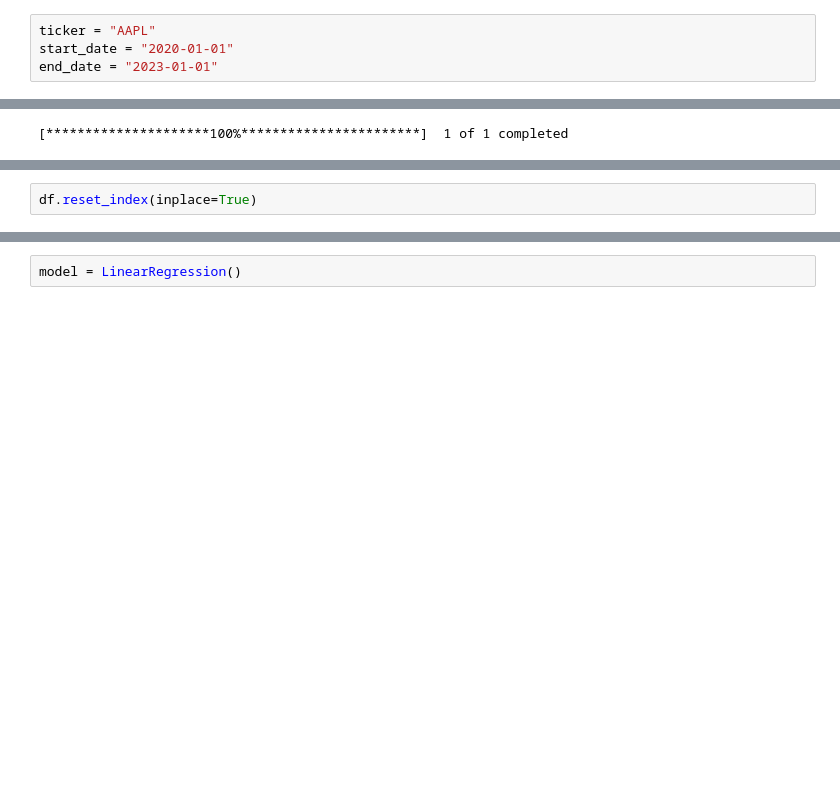
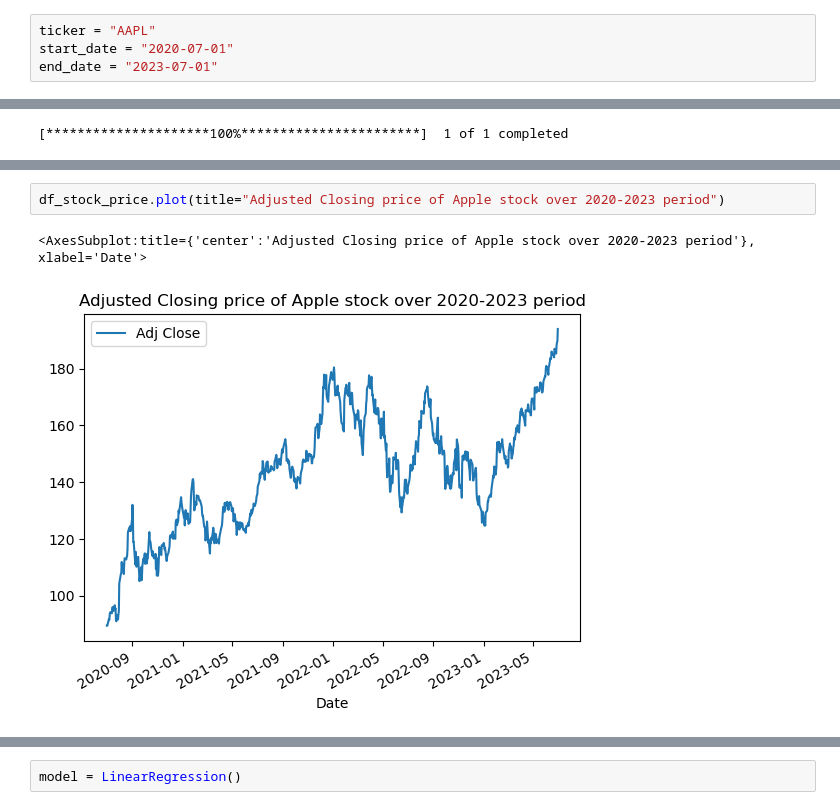
Before and after one commit to PabloAA007/ATSO-Algorithmic-Trading-Strategy-Optimization, a Jupyter notebook: Future_Stock_Price_Trend_Predictor.ipynb, the cells around one changed output, grey strips where cells are left out. Cells and saved outputs as stored; diff of their text form; blank space fills up the shorter version.

```diff
--- a/Future_Stock_Price_Trend_Predictor.ipynb
+++ b/Future_Stock_Price_Trend_Predictor.ipynb
@@ -7,8 +7,8 @@ import matplotlib.pyplot as plt
 import yfinance as yf
 # %%
 ticker = "AAPL"
-start_date = "2020-01-01"
-end_date = "2023-01-01"
+start_date = "2020-07-01"
+end_date = "2023-07-01"
 # %%
 data = yf.download(ticker, start=start_date, end=end_date)
 # %% [output]
@@ -38,2 +53,0 @@ df = pd.DataFrame(data)
-# %%
-df.reset_index(inplace=True)
@@ -67,0 +72,5 @@ y = df["Adj Close"].values
+# %%
+df_stock_price.plot(title="Adjusted Closing price of Apple stock over 2020-2023 period")
+# %% [output]
+<AxesSubplot:title={'center':'Adjusted Closing price of Apple stock over 2020-2023 period'}, xlabel='Date'>
+[figure, added]
```
Also changed, not shown: parts of 18 cells of this notebook.
